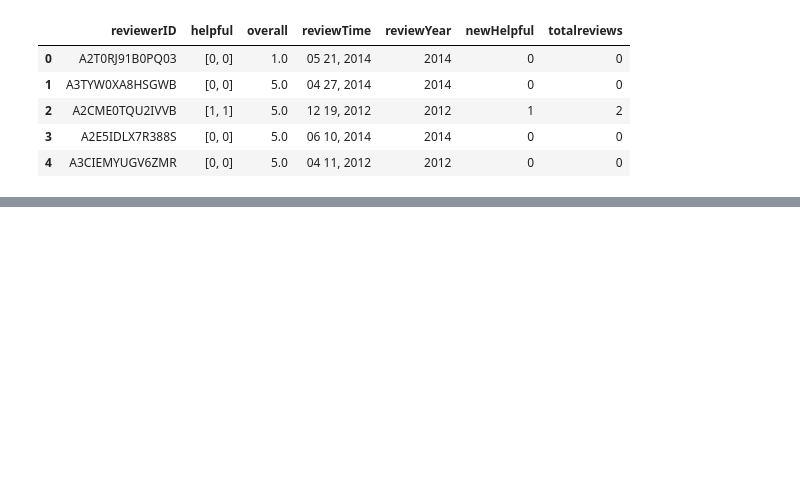
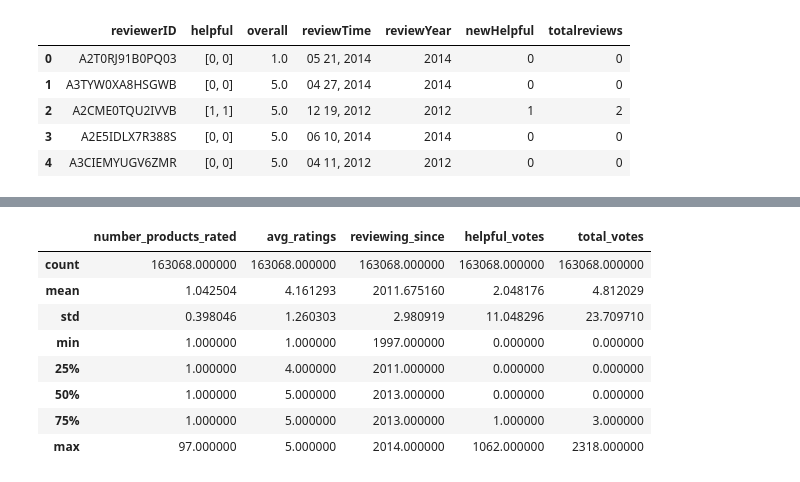
Before and after one commit to JiaDarren/dsc102, a Jupyter notebook: PA0/newPA0.ipynb, the cells around one changed output, grey strips where cells are left out. Cells and saved outputs as stored; diff of their text form; code cells hidden in the pictures; blank space fills up the shorter version.

```diff
--- a/PA0/newPA0.ipynb
+++ b/PA0/newPA0.ipynb
@@ -111 +108,14 @@ KeyError: 'reviewerID'
+# %%
+# ret['reviewerID']
+ret.compute().describe()
+# %% [output]
+|  | number_products_rated | avg_ratings | reviewing_since | helpful_votes | total_votes |
+| count | 163068.000000 | 163068.000000 | 163068.000000 | 163068.000000 | 163068.000000 |
+| mean | 1.042504 | 4.161293 | 2011.675160 | 2.048176 | 4.812029 |
+| std | 0.398046 | 1.260303 | 2.980919 | 11.048296 | 23.709710 |
+| min | 1.000000 | 1.000000 | 1997.000000 | 0.000000 | 0.000000 |
+| 25% | 1.000000 | 4.000000 | 2011.000000 | 0.000000 | 0.000000 |
+| 50% | 1.000000 | 5.000000 | 2013.000000 | 0.000000 | 0.000000 |
+| 75% | 1.000000 | 5.000000 | 2013.000000 | 1.000000 | 3.000000 |
+| max | 97.000000 | 5.000000 | 2014.000000 | 1062.000000 | 2318.000000 |
 # %%
```
Also changed, not shown: parts of 9 cells of this notebook.
